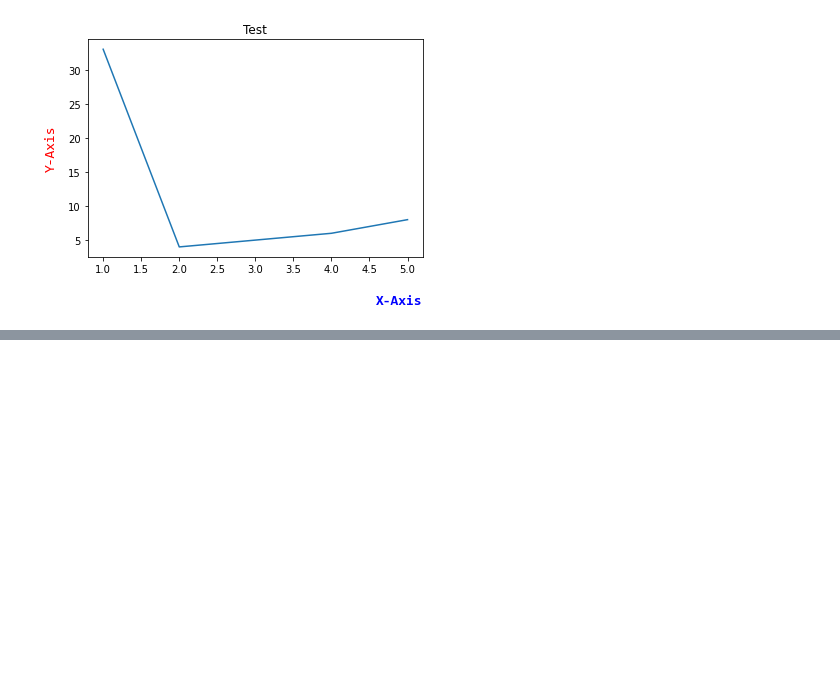
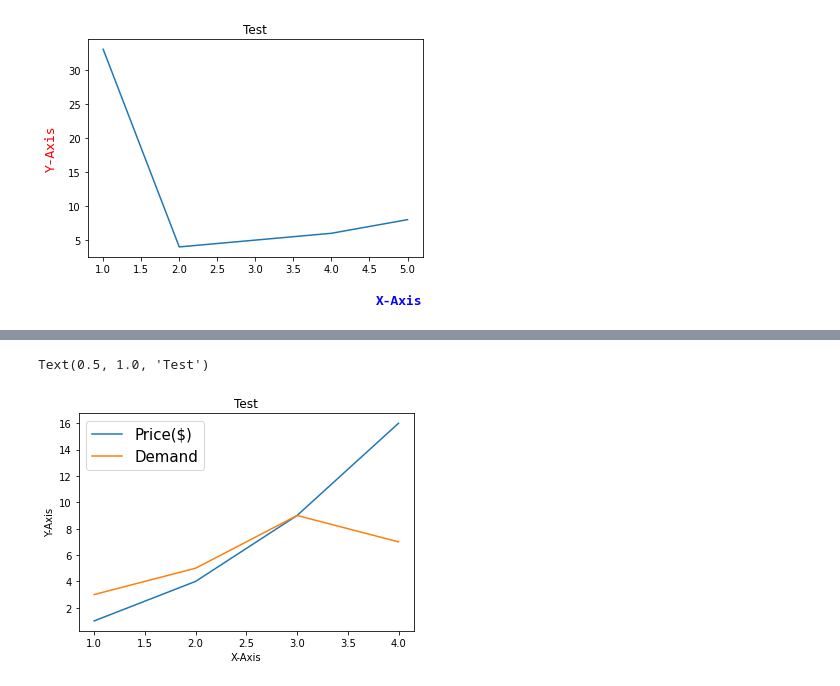
Before and after one commit to JBD-developer/Python_Library, a Jupyter notebook: Matplotlib/Ex01/Matplotlib01.ipynb, the cells around one changed output, grey strips where cells are left out. Saved outputs shown, nothing was run; the diff lists cells and outputs as text; code cells hidden in the pictures; blank space fills up the shorter version.

```diff
--- a/Matplotlib/Ex01/Matplotlib01.ipynb
+++ b/Matplotlib/Ex01/Matplotlib01.ipynb
@@ -67,0 +87,16 @@ plt.show()
+# %%
+import matplotlib.pyplot as plt
+lst_data1 = [1, 2, 3, 4]
+lst_data2 = [2, 3, 5, 10]
+dict_data1 = {"data_x" : [1, 2, 3, 4],
+              "data_y" : [3, 5, 9, 7]}
+
+plt.plot(lst1, lst2, label="Price($)")
+plt.plot("data_x", "data_y", data=dict_data1, label="Demand")
+plt.xlabel("X-Axis")
+plt.ylabel("Y-Axis")
+plt.legend(loc="best", ncol=1, fontsize=15)
+plt.title("Test")
+# %% [output]
+Text(0.5, 1.0, 'Test')
+[figure, added]
```
Also changed, not shown: parts of 3 cells of this notebook.
